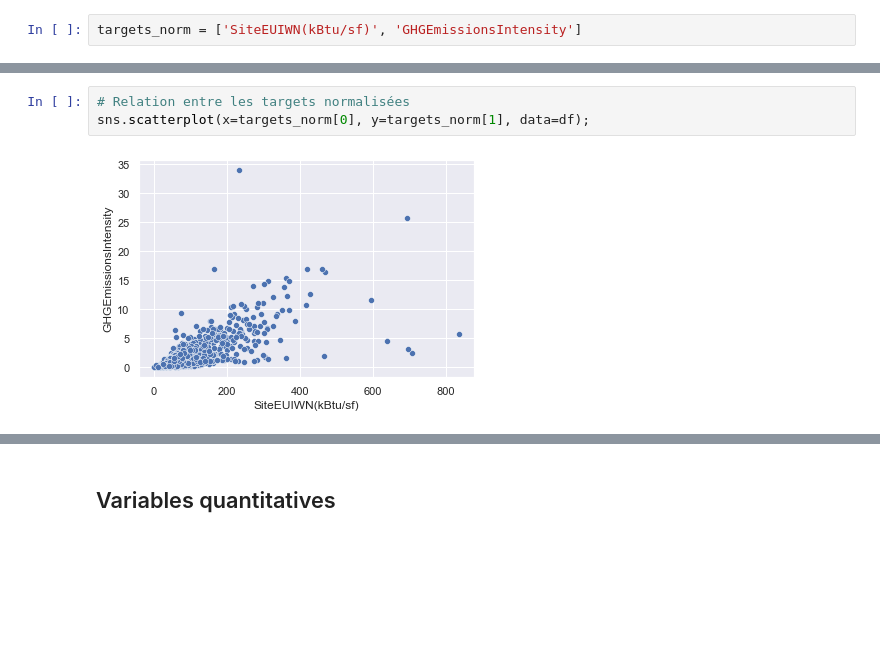
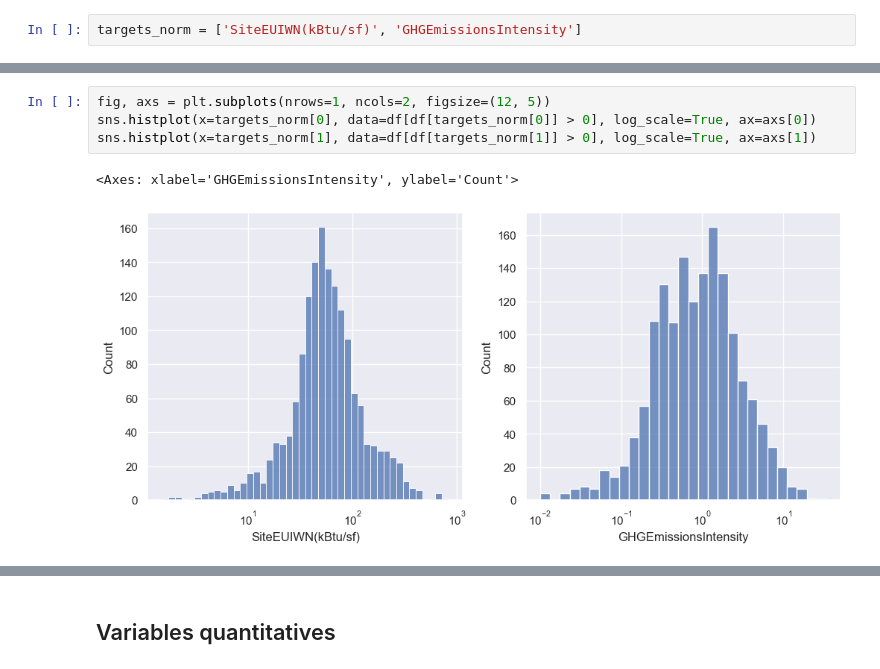
Before and after one commit to gabriel1628/Formation-Data-Scientist-OC, a Jupyter notebook: Projet 4 Anticipez les besoins en consommation de batiments/Chehade_Gabriel_1_notebook_exploratoire_072022.ipynb, the cells around one changed output, grey strips where cells are left out. Saved outputs shown, nothing was run; the diff lists cells and outputs as text; blank space fills up the shorter version.

```diff
--- a/Projet 4 Anticipez les besoins en consommation de batiments/Chehade_Gabriel_1_notebook_exploratoire_072022.ipynb
+++ b/Projet 4 Anticipez les besoins en consommation de batiments/Chehade_Gabriel_1_notebook_exploratoire_072022.ipynb
@@ -487,6 +495,8 @@ for target_norm in targets_norm:
-# %%
-# Relation entre les targets normalisées
-sns.scatterplot(x=targets_norm[0], y=targets_norm[1], data=df);
-# %% [output]
-[figure, removed]
+# %%
+fig, axs = plt.subplots(nrows=1, ncols=2, figsize=(12, 5))
+sns.histplot(x=targets_norm[0], data=df[df[targets_norm[0]] > 0], log_scale=True, ax=axs[0])
+sns.histplot(x=targets_norm[1], data=df[df[targets_norm[1]] > 0], log_scale=True, ax=axs[1])
+# %% [output]
+<Axes: xlabel='GHGEmissionsIntensity', ylabel='Count'>
+[figure, added]
 # %%
```
Also changed, not shown: parts of 32 cells of this notebook.
